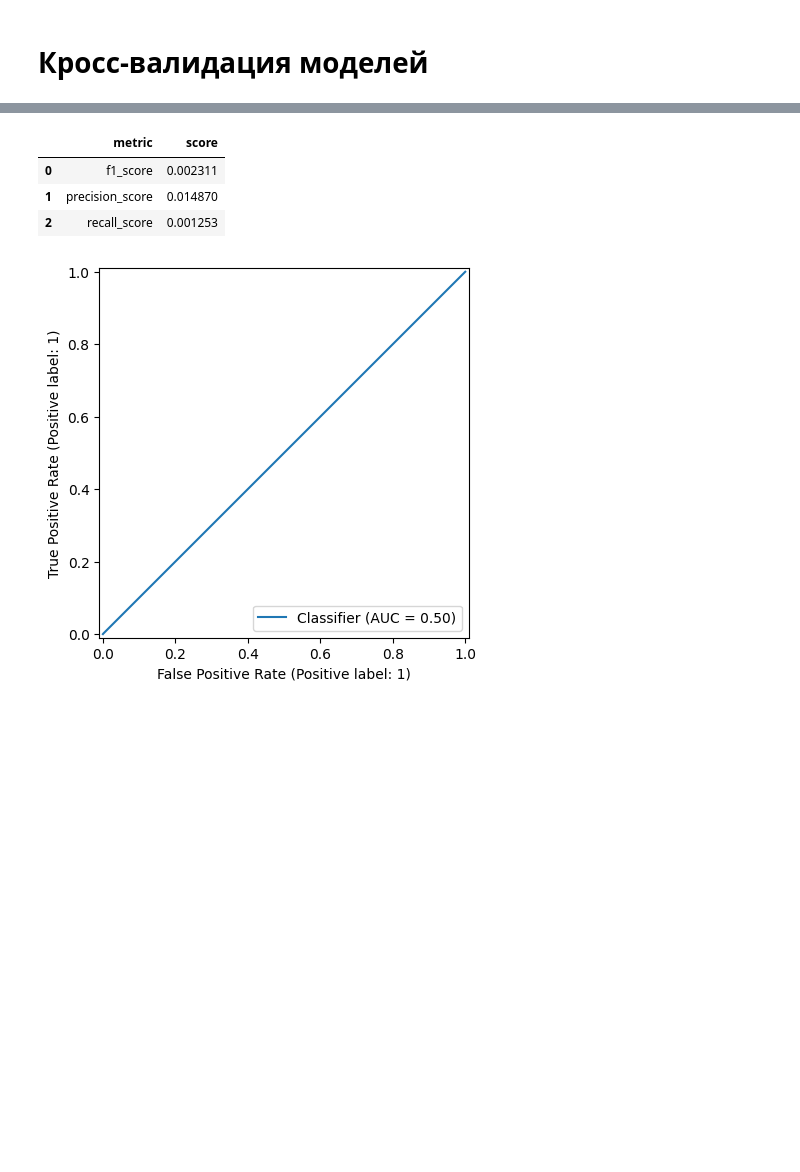
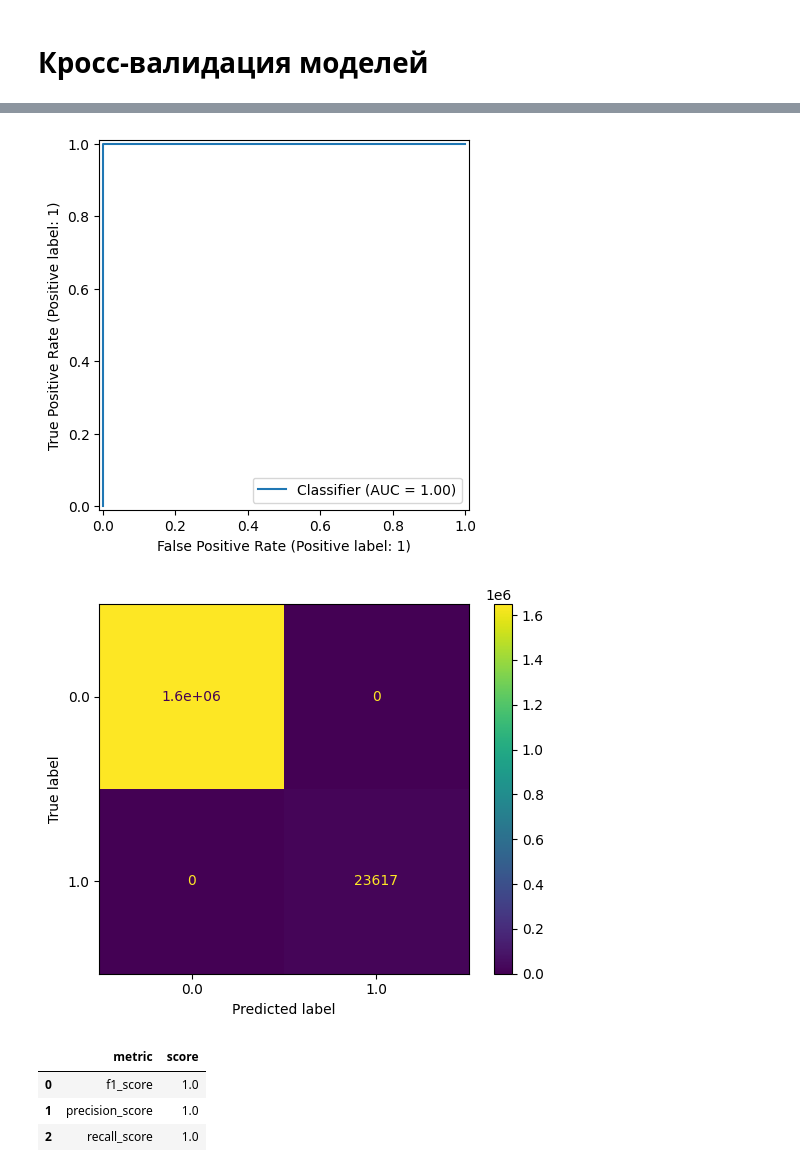
Before and after one commit to zibestr/AI-Hackathon-SFD, a Jupyter notebook: main.ipynb, the cells around one changed output, grey strips where cells are left out. Drawn from its saved outputs; the diff is of its cells as text; code cells hidden in the pictures; blank space fills up the shorter version.

```diff
--- a/main.ipynb
+++ b/main.ipynb
@@ -179,8 +209,7 @@ train_df.drop(columns=[
     'oprtn_sum_per_year',
     'pmnts_sum_per_year',
     'pmnts_nmbr_per_year',
-    'incm_per_year',
-    'clnt_cprtn_time_d' # мб вернем пупсик
+    'incm_per_year'
 ], inplace=True)
 # %%
 len(train_df.columns.to_list())
@@ -338,8 +370,8 @@ class CatFeaturesTransformer(BaseEstimator, TransformerMixin):
     def fit(self, X: pd.DataFrame) -> BaseEstimator:
         self.dataframe = X
         self.dataframe['quarter'] = self.dataframe['quarter'].replace(r'\d{4}Q', '', regex=True)
-        scaler = LabelEncoder().fit(self.dataframe['region'])
-        self.dataframe['region'] = scaler.transform(self.dataframe['region'])
+        scaler1 = LabelEncoder().fit(self.dataframe['region'])
+        self.dataframe['region'] = scaler1.transform(self.dataframe['region'])
         return self
 
     def transform(self, X: None = None) -> np.ndarray:
@@ -348,5 +380,5 @@ class CatFeaturesTransformer(BaseEstimator, TransformerMixin):
 
 trans = CatFeaturesTransformer()
 trans.fit(buffer.copy())
-trans.transform(buffer)
+trans.transform(buffer)['quarter'].unique()
 # %% [output]
@@ -405,3 +386,22 @@ X, y = transformer.transform(buffer).astype(np.float32), buffer['churn'].to_nump
+# %%
+from sklearn.compose import ColumnTransformer
+from sklearn.preprocessing import OneHotEncoder
+
+
+offices = ["МОСКВА Г", "САНКТ-ПЕТЕРБУРГ Г", "ВОЛОГОДСКАЯ ОБЛ", "ОРЛОВСКАЯ ОБЛ", "ЛИПЕЦКАЯ ОБЛ", "РОСТОВСКАЯ ОБЛ", "НИЖЕГОРОДСКАЯ ОБЛ", "ПЕРМСКИЙ КРАЙ", "ЕКАТЕРИНБУРГ Г", "ЧЕЛЯБИНСК Г", "НОВОСИБИРСК Г", "ИРКУТСКАЯ ОБЛ"]
+buffer['has_close_office'] = buffer['region'].copy()
+buffer['has_close_office'] = buffer['has_close_office'].apply(lambda x: x in offices)
+
+transformer = ColumnTransformer(
+    transformers=(
+        ('int_trans', IntegerFeaturesTransformer(), int_cols),
+        ('cat_trans', CatFeaturesTransformer(), cat_cols),
+        # ('ohe', OneHotEncoder(), ['quarter']),
+    )
+)
+transformer.fit(buffer.copy())
+
+X, y = transformer.transform(buffer).astype(np.float32), buffer['churn'].to_numpy(dtype=np.int16)
 # %%
 X.shape, y.shape
 # %% [output]
@@ -431,22 +431,18 @@ np.count_nonzero(y) / (y.size)
 # %%
 from sklearn.model_selection import StratifiedKFold
-from sklearn.metrics import f1_score, RocCurveDisplay, precision_score, recall_score
+from sklearn.metrics import f1_score, RocCurveDisplay, precision_score, recall_score, ConfusionMatrixDisplay
 
 
 def validate(model: BaseEstimator) -> pd.DataFrame:
-    np.random.seed(seed)
     dict_ = {
         'metric': [],
         'score': []
     }
 
-    cv = StratifiedKFold(n_splits=5)
+    cv = StratifiedKFold(n_splits=5, shuffle=True, random_state=seed)
 
     X_new = X
     y_new = y
-
-    np.random.shuffle(X_new)
-    np.random.shuffle(y_new)
 
     y_tests = np.empty(0)
     y_pred = np.empty(0)
@@ -456,14 +452,17 @@ def validate(model: BaseEstimator) -> pd.DataFrame:
         X_test, y_test = X_new[test], y_new[test]
 
         model.fit(X_train, y_train)
-        y_pred = np.hstack((y_pred, model.predict(X_test)))
-        y_tests = np.hstack((y_tests, y_test))
+        y_pred = np.concatenate((y_pred, model.predict(X_test)))
+        y_tests = np.concatenate((y_tests, y_test))
 
     for metric in (f1_score, precision_score, recall_score):
         dict_['metric'].append(metric.__name__)
         dict_['score'].append(metric(y_tests, y_pred))
 
     RocCurveDisplay.from_predictions(y_tests, y_pred)
+    plt.show()
+    ConfusionMatrixDisplay.from_predictions(y_tests, y_pred)
+    plt.show()
 
     return pd.DataFrame(dict_)
 # %%
@@ -472,10 +470,11 @@ from sklearn.ensemble import RandomForestClassifier, GradientBoostingClassifier,
 from catboost import CatBoostClassifier
 from xgboost import XGBClassifier
 # %%
-validate(RandomForestClassifier(random_state=seed, n_jobs=-1))
+validate(HistGradientBoostingClassifier(random_state=seed))
 # %% [output]
+[figure, new version]
+[figure, added]
 |  | metric | score |
-| 0 | f1_score | 0.002311 |
-| 1 | precision_score | 0.014870 |
-| 2 | recall_score | 0.001253 |
+| 0 | f1_score | 1.0 |
+| 1 | precision_score | 1.0 |
+| 2 | recall_score | 1.0 |
-[figure, old version]
```
Also changed, not shown: parts of 36 cells of this notebook.
